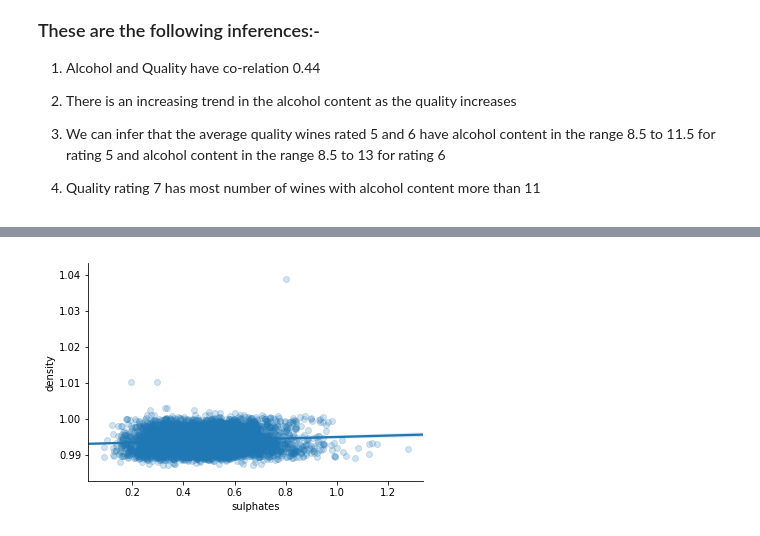
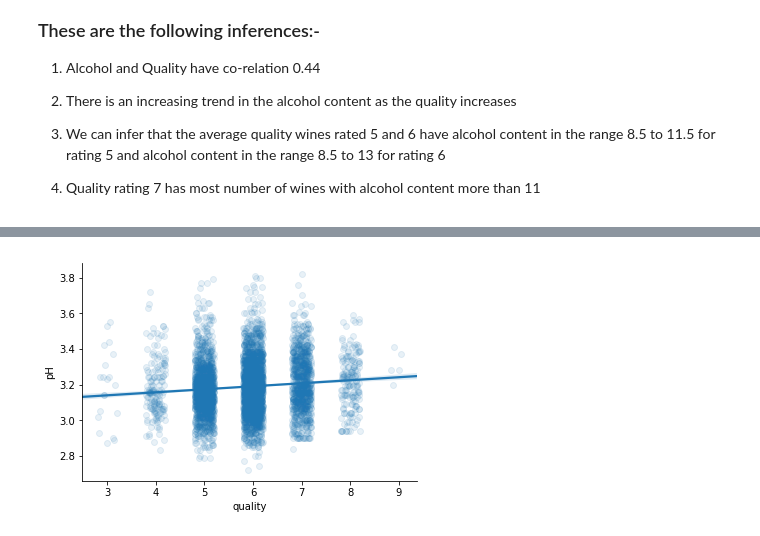
Before and after one commit to dD2405/ML_ON1-Acadview, a Jupyter notebook: White_Wine_Dataset.ipynb, the cells around one changed output, grey strips where cells are left out. Saved outputs shown, nothing was run; the diff lists cells and outputs as text; code cells hidden in the pictures.

```diff
--- a/White_Wine_Dataset.ipynb
+++ b/White_Wine_Dataset.ipynb
@@ -406,0 +510,3 @@ sns.regplot(x = 'alcohol',y='density',data = df,scatter_kws={'alpha':0.1},color=
+# %%
+plt.hist(x = 'quality',data = df,bins = 15)
+plt.rc("axes.spines", top=False, right=False)
@@ -407,5 +535,5 @@ sns.regplot(x = 'alcohol',y='density',data = df,scatter_kws={'alpha':0.1},color=
 # %%
-sns.regplot(x = 'sulphates',y = 'density',data = df , x_jitter=0.2, scatter_kws={'alpha':0.2})
+sns.regplot(x = 'quality',y = 'pH',data = df , x_jitter=0.2, scatter_kws={'alpha':0.1})
 sns.despine()
 # %% [output]
-[figure, old version]
+[figure, new version]
```
Also changed, not shown: parts of 34 cells of this notebook.
